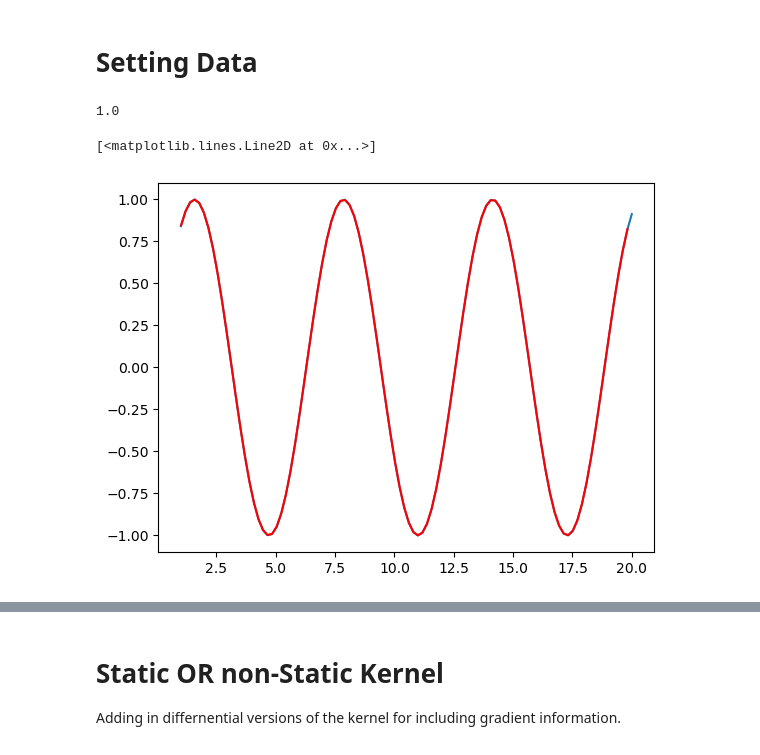
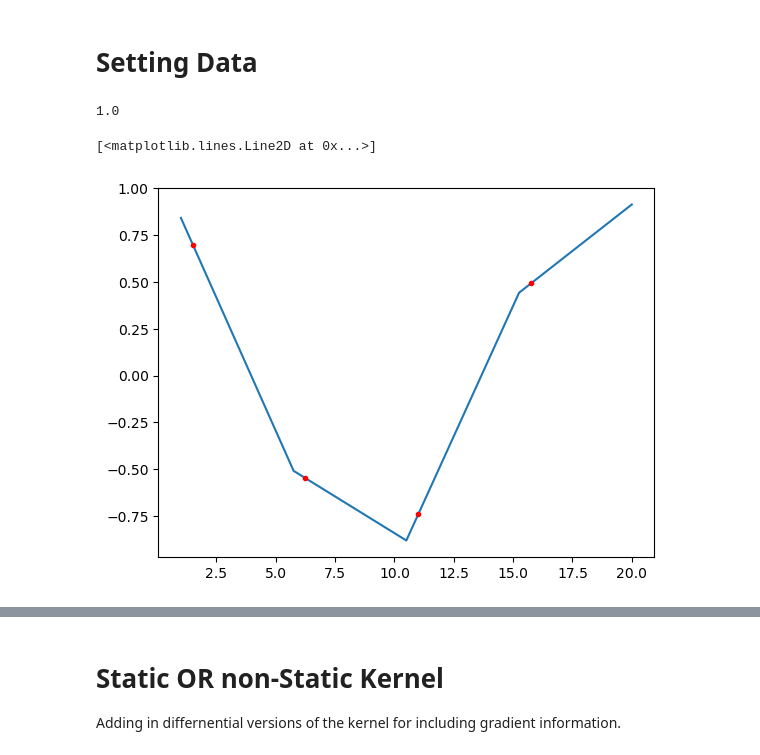
Before and after one commit to DanHarJor/Improving-Electron-Density-Profile-Inference-within-a-Tokamak-using-Bayesian-Techniques, a Jupyter notebook: RealEquillibriumInterferometry/SyntheticDataInterferometry.ipynb, the cells around one changed output, grey strips where cells are left out. Drawn from its saved outputs; the diff is of its cells as text; code cells hidden in the pictures.

```diff
--- a/RealEquillibriumInterferometry/SyntheticDataInterferometry.ipynb
+++ b/RealEquillibriumInterferometry/SyntheticDataInterferometry.ipynb
@@ -111,5 +111,5 @@ lid_d = lid_data
 # %%
-x = torch.linspace(1,20,100)
+x = torch.linspace(1,20,5)
 y = torch.sin(x)
 plt.plot(x,y)
 def TorchInterpolate(x,y,mode='nearest_left'):
@@ -149,33 +149,33 @@ def TorchInterpolate(x,y,mode='nearest_left'):
             DIFF_L[DIFF_L<0] = float('inf')
             DIFF_R[DIFF_R>0] = float('inf')
             nearest_right_index = torch.argmin(torch.abs(DIFF_R),dim=1)
             nearest_left_index = torch.argmin(torch.abs(DIFF_L),dim=1)
             x_left = x[nearest_left_index]
             x_right = x[nearest_right_index]
             y_left = y[nearest_left_index]
             y_right = y[nearest_right_index]
             #using the fact that the fractional change in x is the same for y if linear
             x_frac = (x_new_cut - x_left) / (x_right - x_left)
             y_new = y_left + (y_right - y_left)*x_frac
             return y_new
 
         if mode == 'nearest_right':
             return NearestRight
         elif mode == 'nearest_left':
             return NearestLeft
         elif mode == 'nearest':
             return Nearest
         elif mode == 'linear':
             return Linear
         else: print('Mode Error')
 
 interp = TorchInterpolate(x,y, mode='linear')
 
-x_new = x+0.01
+x_new = x+0.5
 y_new = interp(x_new[:-1])
 
-plt.plot(x_new[:-1], y_new, 'r')
+plt.plot(x_new[:-1], y_new, '.r')
 # %% [output]
 1.0
 [<matplotlib.lines.Line2D at 0x...>]
-[figure, old version]
+[figure, new version]
```
Also changed, not shown: parts of 6 cells of this notebook.
